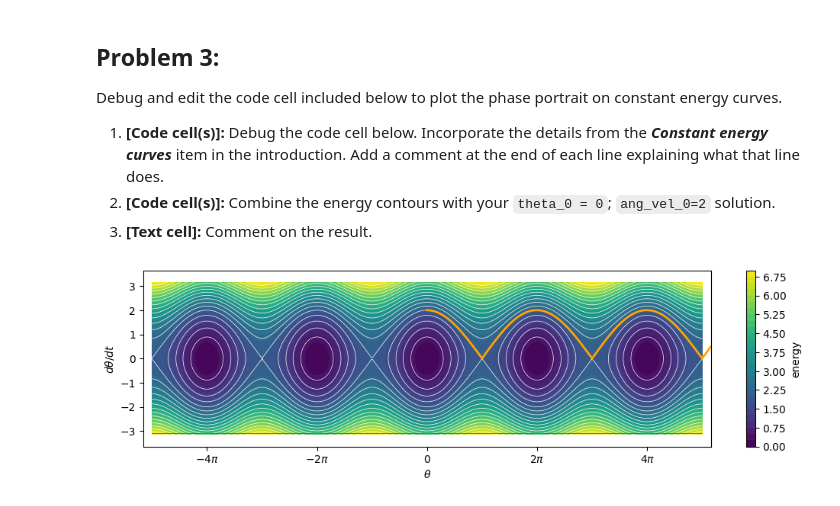
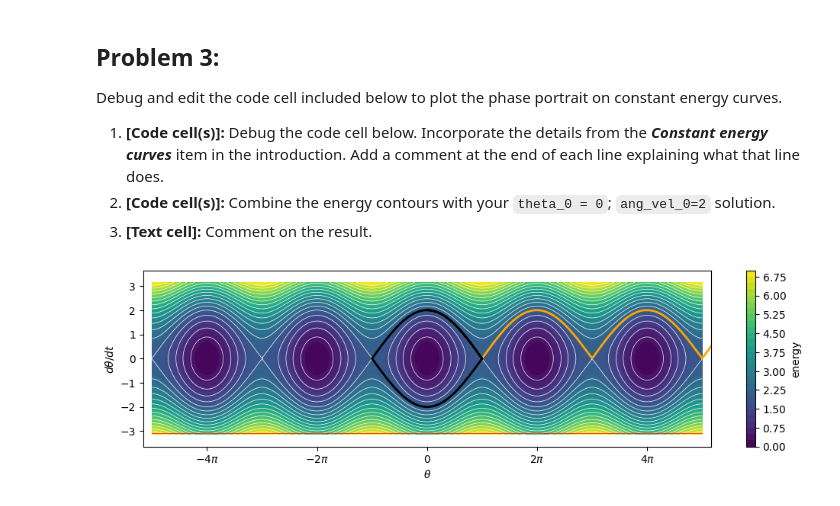
Before and after one commit to IntroComputationalPhysics-UNT/euler-and-solve-ivp-MatthewM130, a Jupyter notebook: rigid_pendulum_assignment_v2.ipynb, the cells around one changed output. Drawn from its saved outputs; the diff is of its cells as text; code cells hidden in the pictures.

```diff
--- a/rigid_pendulum_assignment_v2.ipynb
+++ b/rigid_pendulum_assignment_v2.ipynb
@@ -172,31 +304,32 @@ import matplotlib.pyplot as plt
 def rigid_pendulum_energy(theta, ang_vel, omega_0=1, moment_of_inertia=1):
   energy = 0.5 * moment_of_inertia * ang_vel ** 2 + moment_of_inertia * omega_0 ** 2 * (1-np.cos(theta))
   return energy
 
 theta_list = np.linspace(-5 * np.pi, 5 * np.pi, 300)
 ang_vel_list = np.linspace(- np.pi,  np.pi, 100)
 theta_mesh, ang_vel_mesh = np.meshgrid(theta_list, ang_vel_list)
 energy_mesh = rigid_pendulum_energy(theta_mesh, ang_vel_mesh)
 low_levels = np.linspace(0, 2, 5, endpoint=False)
 high_levels = np.linspace(2, energy_mesh.max(), 15)
 levels = np.concatenate((low_levels, high_levels))
 
 x_lim = [-5 * np.pi - 0.5, 5 * np.pi + 0.5]
 y_lim = [- np.pi - 0.5, np.pi + 0.5]
 x_ticks = [-4 * np.pi, -2 * np.pi, 0 * np.pi, 2 * np.pi, 4 * np.pi]
 x_tick_labels = ['$-4\\pi$', '$-2\\pi$', '$0$', '$2\\pi$', '$4\\pi$']
 plt.figure(figsize=(12, 3))
 contours = plt.contourf(theta_mesh, ang_vel_mesh, energy_mesh, levels=30, cmap='viridis')
 plt.contour(theta_mesh, ang_vel_mesh, energy_mesh, levels=levels, colors='white', linewidths=0.5)
 plt.plot(theta_mesh[0], ang_vel_mesh[1], label='rigid pendulum', color='red', linewidth=0.5)
 plt.plot(theta, ang_vel, label='euler', color='orange', linewidth=2)
+plt.plot(theta_plot, ang_vel_plot, label = 'solve_ivp', color='black', linewidth=2)
 plt.colorbar(contours, label='energy')
 plt.xlabel('$\\theta$')
 plt.ylabel('$d\\theta/dt$')
 plt.xticks(x_ticks, x_tick_labels)
 plt.yticks(range(-3,4,1))
 plt.xlim(x_lim)
 plt.ylim(y_lim)
 plt.show()
 # %% [output]
-[figure, old version]
+[figure, new version]
```
Also changed, not shown: parts of 7 cells of this notebook.
